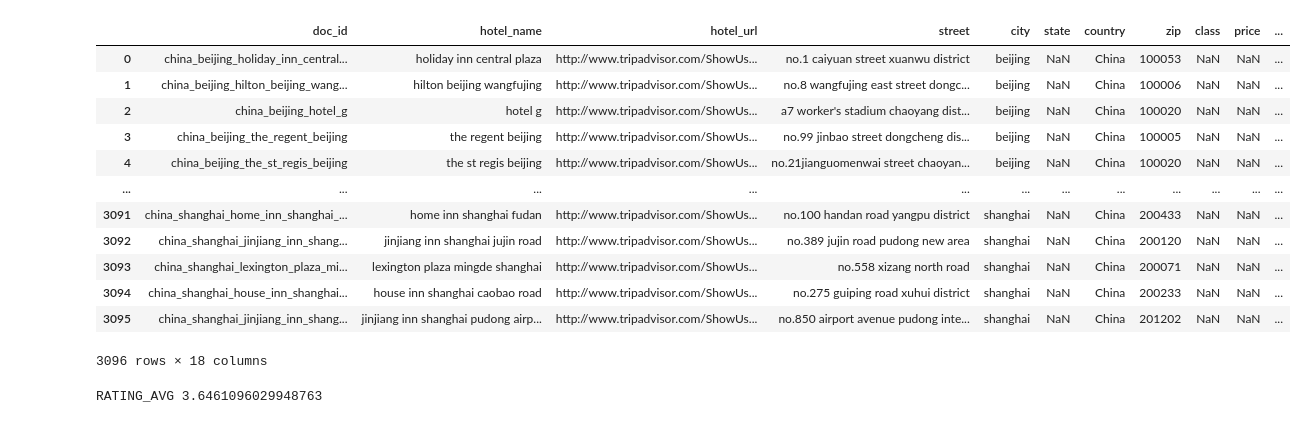
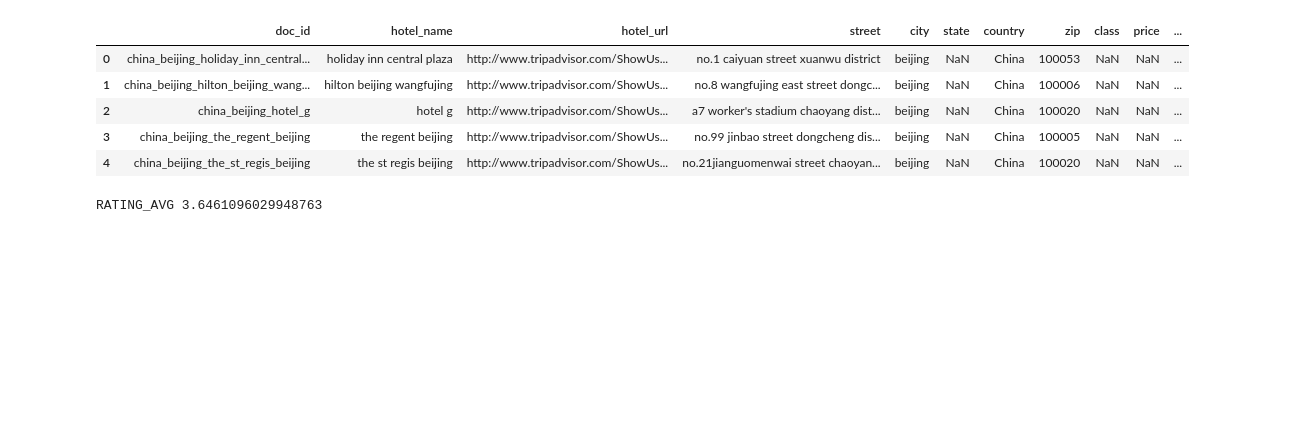
Before and after one commit to FeelUsM/linux-git1, a Jupyter notebook: Untitled.ipynb, the cells around one changed output. Cells and saved outputs as stored; diff of their text form; code cells hidden in the pictures; blank space fills up the shorter version.

```diff
--- a/Untitled.ipynb
+++ b/Untitled.ipynb
@@ -7,21 +7,14 @@ df.columns = ["doc_id","hotel_name","hotel_url","street","city","state","country
 df = df.replace(-1, np.nan)
 df = df.replace('-1',np.nan)
 # %%
-df
+df.head()
 # %% [output]
 |  | doc_id | hotel_name | hotel_url | street | city | state | country | zip | class | price | ... |
 | 0 | china_beijing_holiday_inn_central... | holiday inn central plaza | http://www.tripadvisor.com/ShowUs... | no.1 caiyuan street xuanwu district | beijing | NaN | China | 100053 | NaN | NaN | ... |
 | 1 | china_beijing_hilton_beijing_wang... | hilton beijing wangfujing | http://www.tripadvisor.com/ShowUs... | no.8 wangfujing east street dongc... | beijing | NaN | China | 100006 | NaN | NaN | ... |
 | 2 | china_beijing_hotel_g | hotel g | http://www.tripadvisor.com/ShowUs... | a7 worker's stadium chaoyang dist... | beijing | NaN | China | 100020 | NaN | NaN | ... |
 | 3 | china_beijing_the_regent_beijing | the regent beijing | http://www.tripadvisor.com/ShowUs... | no.99 jinbao street dongcheng dis... | beijing | NaN | China | 100005 | NaN | NaN | ... |
 | 4 | china_beijing_the_st_regis_beijing | the st regis beijing | http://www.tripadvisor.com/ShowUs... | no.21jianguomenwai street chaoyan... | beijing | NaN | China | 100020 | NaN | NaN | ... |
-| ... | ... | ... | ... | ... | ... | ... | ... | ... | ... | ... | ... |
-| 3091 | china_shanghai_home_inn_shanghai_... | home inn shanghai fudan | http://www.tripadvisor.com/ShowUs... | no.100 handan road yangpu district | shanghai | NaN | China | 200433 | NaN | NaN | ... |
-| 3092 | china_shanghai_jinjiang_inn_shang... | jinjiang inn shanghai jujin road | http://www.tripadvisor.com/ShowUs... | no.389 jujin road pudong new area | shanghai | NaN | China | 200120 | NaN | NaN | ... |
-| 3093 | china_shanghai_lexington_plaza_mi... | lexington plaza mingde shanghai | http://www.tripadvisor.com/ShowUs... | no.558 xizang north road | shanghai | NaN | China | 200071 | NaN | NaN | ... |
-| 3094 | china_shanghai_house_inn_shanghai... | house inn shanghai caobao road | http://www.tripadvisor.com/ShowUs... | no.275 guiping road xuhui district | shanghai | NaN | China | 200233 | NaN | NaN | ... |
-| 3095 | china_shanghai_jinjiang_inn_shang... | jinjiang inn shanghai pudong airp... | http://www.tripadvisor.com/ShowUs... | no.850 airport avenue pudong inte... | shanghai | NaN | China | 201202 | NaN | NaN | ... |
-3096 rows × 18 columns
 # %%
 df.country = df.country.apply(lambda s: s.lower())
 df.hotel_name = df.hotel_name.apply(lambda s: s.lower())
```
Also changed, not shown: parts of 5 cells of this notebook, 1 other file.
